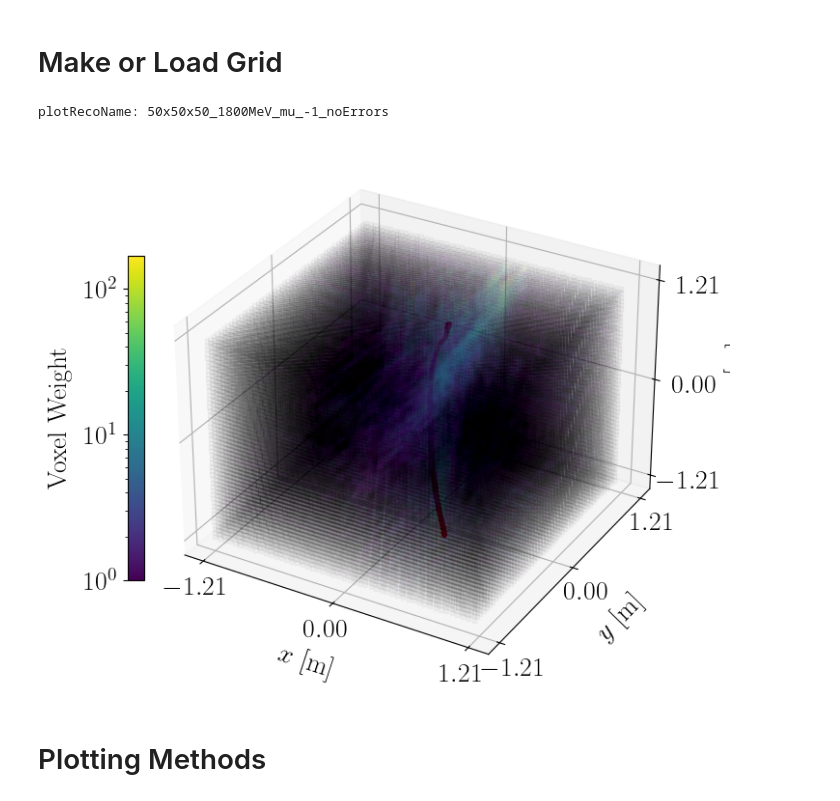
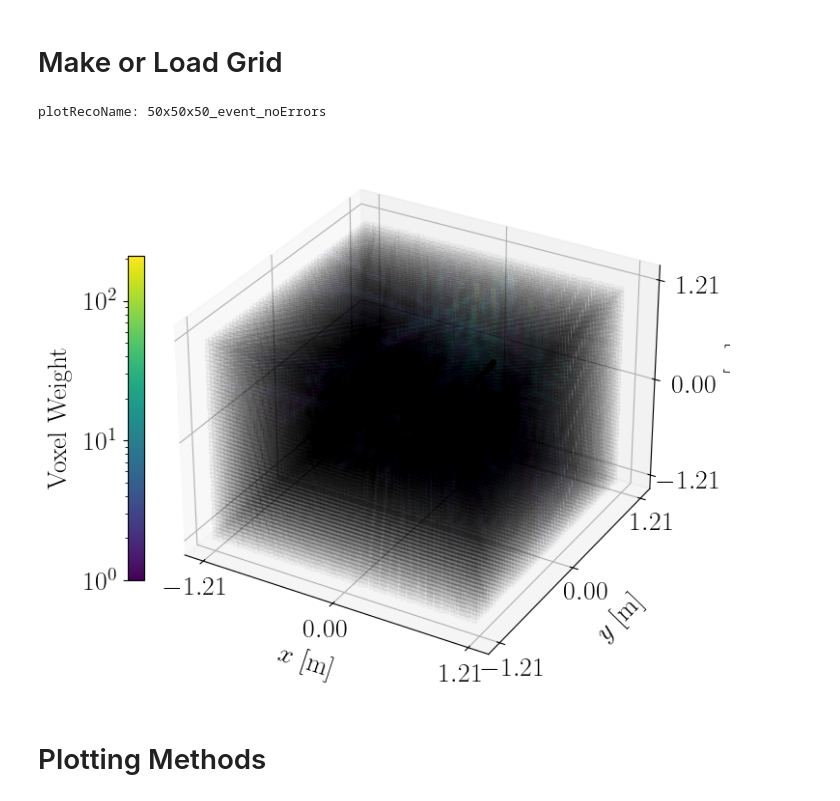
Before and after one commit to Noah-Everett/DSPS-Detector, a Jupyter notebook: analysis/trackAnalysis_noTime.ipynb, the cells around one changed output. Drawn from its saved outputs; the diff is of its cells as text; code cells hidden in the pictures.

```diff
--- a/analysis/trackAnalysis_noTime.ipynb
+++ b/analysis/trackAnalysis_noTime.ipynb
@@ -41,7 +40,7 @@ os.environ['PYDEVD_DISABLE_FILE_VALIDATION'] = '1'
 # Load Data
 # %%
 # fileName = '../runs/event_2mu100MeVBackToBack_usedForTrackReconstruction.root'
-fileName = '../build/1800MeV_mu_-1.21x3_1x3.root'
+fileName = '../build/event.root'
 histDir = '/photoSensor_hits_histograms'
 print(get_histogram_names    (fileName, histDir))
 print(get_histogram_titles   (fileName, histDir))
@@ -77,8 +76,8 @@ df_primary length: 178
 # %% [markdown]
 # Filter Hits
 # %%
-search_radius = 0
-search_number = 0
+search_radius = 3
+search_number = 8
 
 df_hits = filter_hits(df_hits, radius=search_radius, number=search_number)
 # %% [markdown]
@@ -103,7 +102,7 @@ load = False
 plotRecoName = '{}x{}x{}_{}_{}'.format(gridSize[0], gridSize[1], gridSize[2], fileName.split('/')[-1].split('.')[0], {True:'withErrors', False:'noErrors'}[makeErrors])
 print('plotRecoName:', plotRecoName)
 # %% [output]
-plotRecoName: 50x50x50_1800MeV_mu_-1_noErrors
+plotRecoName: 50x50x50_event_noErrors
 # %%
 if not load:
     grid, grid_ind, grid_pos = get_voxelGrid(
@@ -131,7 +155,7 @@ primary_true = primary_true[np.where((primary_true[:, 0] <  DETECTOR_SIZE_MM[0]/
 #                                    & (primary_true[:, 0] > np.min(X_mean[:,0])) & (primary_true[:, 1] > np.min(X_mean[:,1])) & (primary_true[:, 2] > np.min(X_mean[:,2])))]
 # %%
 # %matplotlib qt
-%matplotlib inline
+# %matplotlib inline
 
 # colors = cm.viridis(np.linspace(0, 1, 1000))
 # colors = ListedColormap(colors)
@@ -170,34 +194,34 @@ ax.set_zlabel('$z$ [m]')
 ax.xaxis.labelpad = 10
 ax.yaxis.labelpad = 12
 ax.zaxis.labelpad = 17
 
 percExtra=1.1
 ax.set_xlim(-DETECTOR_SIZE_X_MM/2/1000*percExtra, DETECTOR_SIZE_X_MM/2/1000*percExtra)
 ax.set_ylim(-DETECTOR_SIZE_Y_MM/2/1000*percExtra, DETECTOR_SIZE_Y_MM/2/1000*percExtra)
 ax.set_zlim(-DETECTOR_SIZE_Z_MM/2/1000*percExtra, DETECTOR_SIZE_Z_MM/2/1000*percExtra)
 
 n=3
 ax.set_xticks(np.linspace(-DETECTOR_SIZE_X_MM/2/1000, DETECTOR_SIZE_X_MM/2/1000, n))#[[1,-2, n//2]])
 ax.set_yticks(np.linspace(-DETECTOR_SIZE_Y_MM/2/1000, DETECTOR_SIZE_Y_MM/2/1000, n))#[[1,-2, n//2]])
 ax.set_zticks(np.linspace(-DETECTOR_SIZE_Z_MM/2/1000, DETECTOR_SIZE_Z_MM/2/1000, n))#[[1,-2, n//2]])
 
 ax.tick_params(axis='x', pad=0)
 ax.tick_params(axis='y', pad=1)
 ax.tick_params(axis='z', pad=10)
 
 # ax.set_title('Reconstruction Grid and True Track')
 sm = plt.cm.ScalarMappable(cmap=colors, norm=LogNorm())
-sm.set_array(grid[grid > 0])
+sm.set_array(grid[grid >= 0])
 cbar = fig.colorbar(sm, ax=ax, shrink=0.6, pad=0.00, location='left')
 cbar.set_label('Voxel Weight', labelpad=10)
 
 # ax.legend(loc='center right', bbox_to_anchor=(1.8, 0.5))
 
 # fig.tight_layout(rect=(0,0,1.2,1))
 if savePlots:
     fig.savefig('../figures/trackReconstruction_gridAndTrack_{}.pdf'.format(plotRecoName))
 fig.show()
 # %% [output]
-[figure, old version]
+[figure, new version]
 # %% [markdown]
 # Plotting Methods
```
Also changed, not shown: parts of 19 cells of this notebook, 38 other files.
